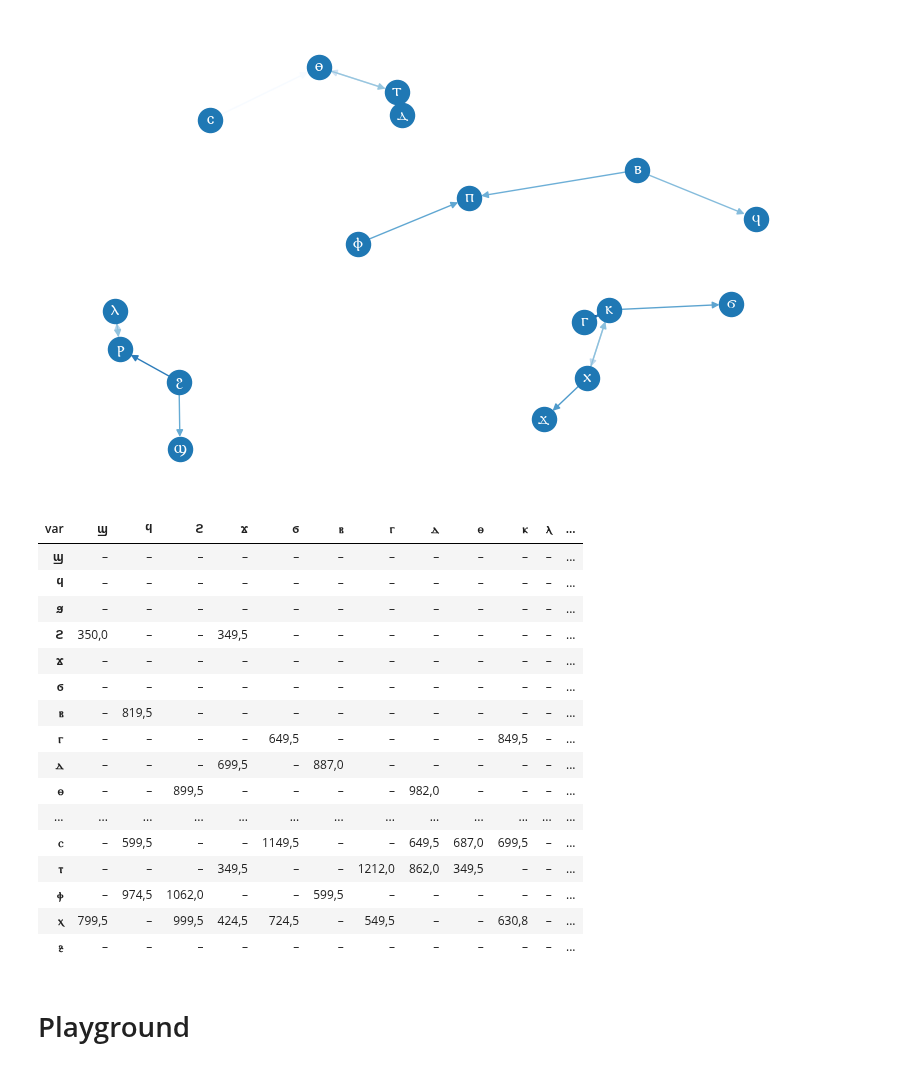
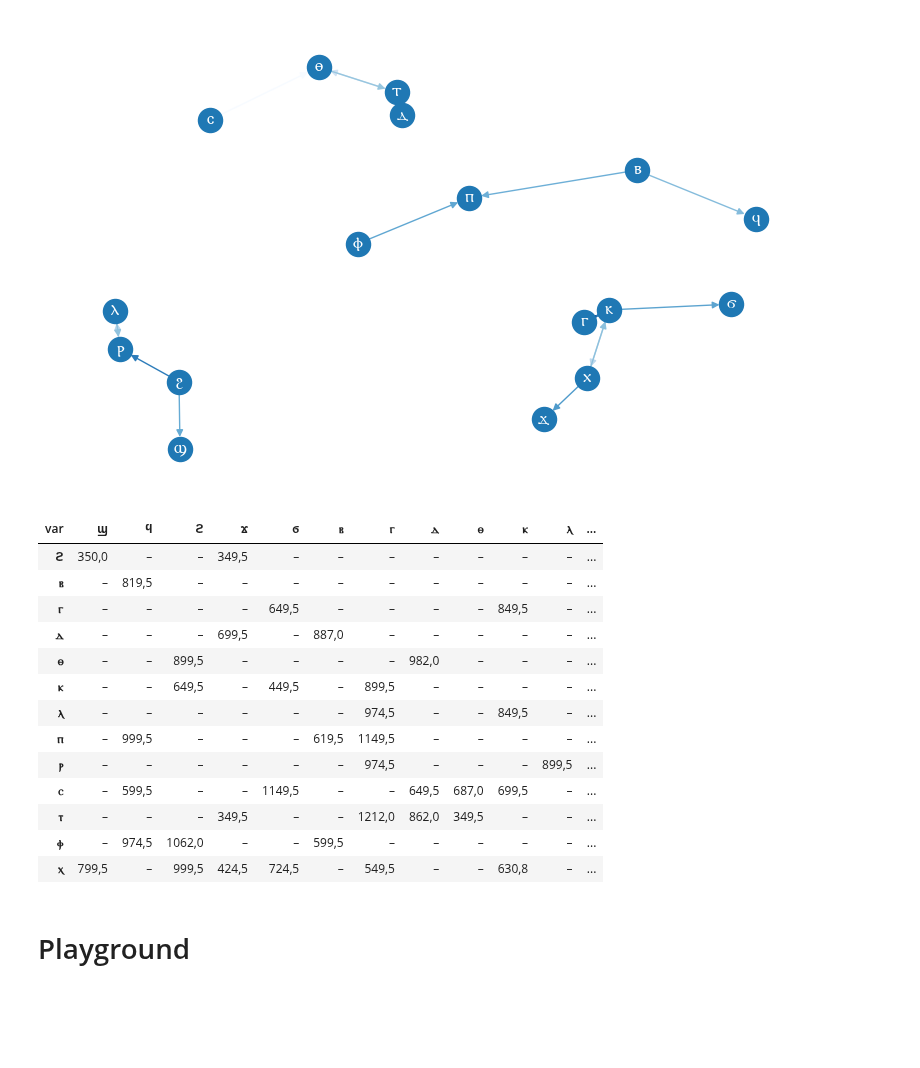
Before and after one commit to kmein/greek-coptic, a Jupyter notebook: greek-coptic.ipynb, the cells around one changed output. Saved outputs shown, nothing was run; the diff lists cells and outputs as text; code cells hidden in the pictures; blank space fills up the shorter version.

```diff
--- a/greek-coptic.ipynb
+++ b/greek-coptic.ipynb
@@ -949,6 +951,7 @@ vowel_dates.style.background_gradient(axis=None, cmap=cm)
 # %%
 df_diff_consonantal = df_diff[df_diff["norm"].isin(consonants) & df_diff["var"].isin(consonants)]
 consonant_frequency = pd.crosstab(df_diff_consonantal["norm"], df_diff_consonantal["var"])
+consonant_frequency = consonant_frequency.loc[consonant_frequency.any(axis=1), consonant_frequency.any(axis=0)]
 write_table(consonant_frequency, "consonant_frequency", heatmap=True, caption="Abweichungen bei konsonantischen Graphemen: Häufigkeit")
 consonant_frequency.style.background_gradient(axis=None, cmap=cm)
 # %% [output]
@@ -970,6 +973,7 @@ consonant_frequency.style.background_gradient(axis=None, cmap=cm)
 # %%
 consonant_occurrences = pd.Series({x: df_diff["greek_lemma"].str.count(x).sum() for x in consonants})
 consonant_regularity = 100 * consonant_frequency.div(consonant_occurrences, axis="rows").fillna(0)
+consonant_regularity = consonant_regularity.loc[consonant_regularity.any(axis=1), consonant_regularity.any(axis=0)]
 write_table(consonant_regularity, "consonant_regularity", heatmap=True, caption="Abweichungen bei konsonantischen Graphemen: Regelmäßigkeit")
 consonant_regularity.style.background_gradient(axis=None, cmap=cm)
 # %% [output]
@@ -1024,32 +1025,30 @@ plt.show()
 # %%
 consonant_dates = pd.crosstab(df_diff_consonantal["norm"], df_diff_consonantal["var"], values=df_diff_consonantal["date_approximate"], aggfunc="median")
 
 dates, regularities = consonant_dates.align(consonant_regularity, fill_value=np.nan)
 consonant_dates = pd.DataFrame(
     np.vectorize(lambda date, regularity: date if regularity >= 0 else np.nan)(dates, regularities),
     index=dates.index,
     columns=dates.columns
 )
+consonant_dates = consonant_dates.loc[consonant_dates.any(axis=1), consonant_dates.any(axis=0)]
 write_table(consonant_dates, "consonant_dates", heatmap=True, caption="Abweichungen bei konsonantischen Graphemen: Median-Belegdatum")
 consonant_dates.style.background_gradient(axis=None, cmap=cm)
 # %% [output]
 | var | ϣ | ϥ | ϩ | ϫ | ϭ | ⲃ | ⲅ | ⲇ | ⲑ | ⲕ | ⲗ | ... |
-| ϣ | – | – | – | – | – | – | – | – | – | – | – | ... |
-| ϥ | – | – | – | – | – | – | – | – | – | – | – | ... |
-| ϧ | – | – | – | – | – | – | – | – | – | – | – | ... |
 | ϩ | 350,0 | – | – | 349,5 | – | – | – | – | – | – | – | ... |
-| ϫ | – | – | – | – | – | – | – | – | – | – | – | ... |
-| ϭ | – | – | – | – | – | – | – | – | – | – | – | ... |
 | ⲃ | – | 819,5 | – | – | – | – | – | – | – | – | – | ... |
 | ⲅ | – | – | – | – | 649,5 | – | – | – | – | 849,5 | – | ... |
 | ⲇ | – | – | – | 699,5 | – | 887,0 | – | – | – | – | – | ... |
 | ⲑ | – | – | 899,5 | – | – | – | – | 982,0 | – | – | – | ... |
-| ... | ... | ... | ... | ... | ... | ... | ... | ... | ... | ... | ... | ... |
+| ⲕ | – | – | 649,5 | – | 449,5 | – | 899,5 | – | – | – | – | ... |
+| ⲗ | – | – | – | – | – | – | 974,5 | – | – | 849,5 | – | ... |
+| ⲡ | – | 999,5 | – | – | – | 619,5 | 1149,5 | – | – | – | – | ... |
+| ⲣ | – | – | – | – | – | – | 974,5 | – | – | – | 899,5 | ... |
 | ⲥ | – | 599,5 | – | – | 1149,5 | – | – | 649,5 | 687,0 | 699,5 | – | ... |
 | ⲧ | – | – | – | 349,5 | – | – | 1212,0 | 862,0 | 349,5 | – | – | ... |
 | ⲫ | – | 974,5 | 1062,0 | – | – | 599,5 | – | – | – | – | – | ... |
 | ⲭ | 799,5 | – | 999,5 | 424,5 | 724,5 | – | 549,5 | – | – | 630,8 | – | ... |
-| ⳉ | – | – | – | – | – | – | – | – | – | – | – | ... |
 # %% [markdown]
 # Playground
 # %%
```
Also changed, not shown: parts of 4 cells of this notebook.
